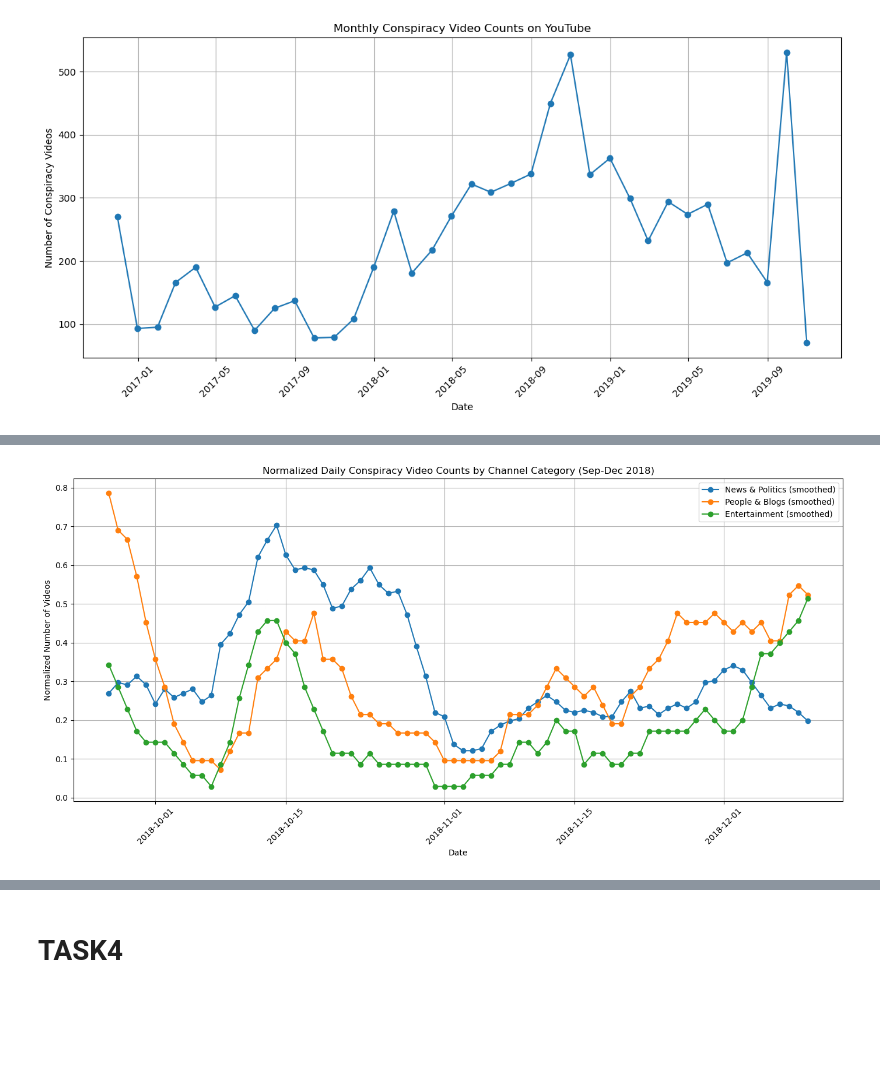
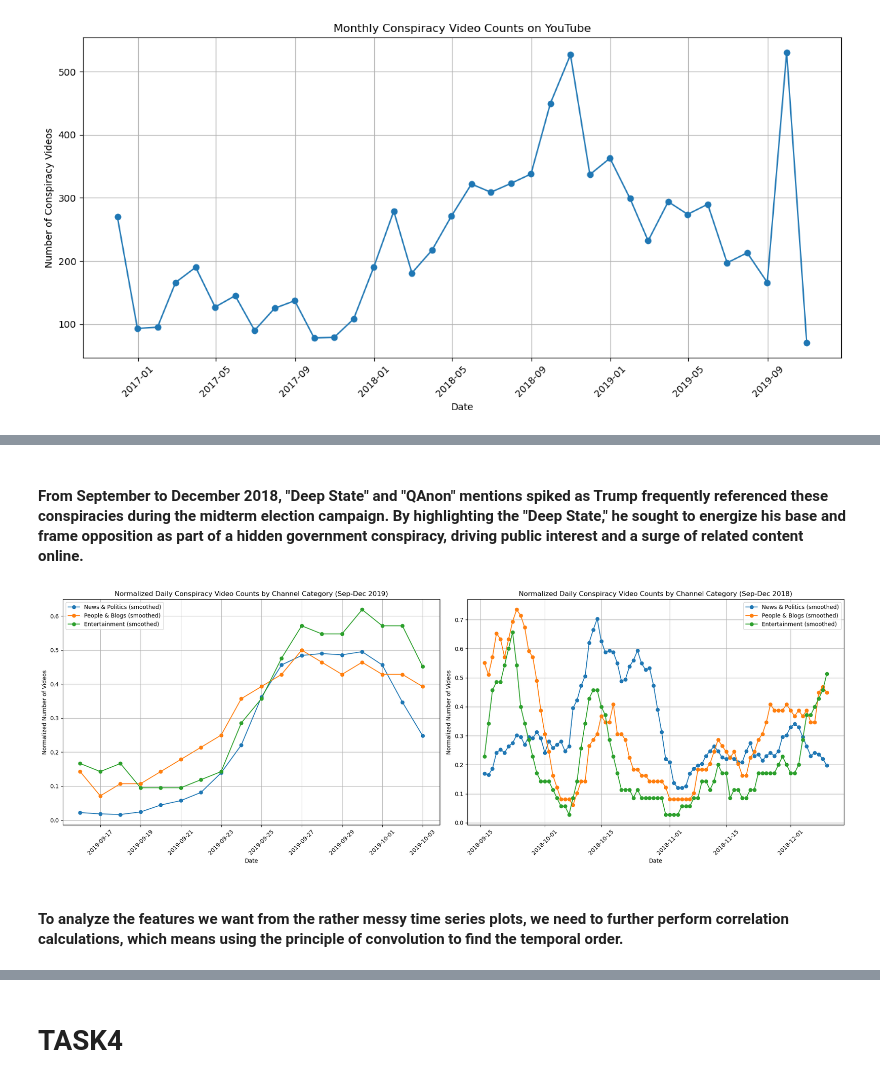
Before and after one commit to epfl-ada/ada-2024-project-kungfucooking, a Jupyter notebook: milestone2_all.ipynb, the cells around one changed output, grey strips where cells are left out. Drawn from its saved outputs; the diff is of its cells as text; code cells hidden in the pictures; blank space fills up the shorter version.

```diff
--- a/milestone2_all.ipynb
+++ b/milestone2_all.ipynb
@@ -1000,41 +531,66 @@ From September to December 2018, mentions of the "Biden Family Scandal" spiked,
+# %% [markdown]
+#### From September to December 2018, "Deep State" and "QAnon" mentions spiked as Trump frequently referenced these conspiracies during the midterm election campaign. By highlighting the "Deep State," he sought to energize his base and frame opposition as part of a hidden government conspiracy, driving public interest and a surge of related content online.
 # %%
 import pandas as pd
 import matplotlib.pyplot as plt
 from sklearn.preprocessing import MinMaxScaler
 
-
+# Load data and convert the date column to datetime format
 data = pd.read_csv('conspiracy_videos.csv')
 data['upload_date'] = pd.to_datetime(data['upload_date'])
-filtered_data = data[(data['is_conspiracy'] == 1) &
-                     (data['upload_date'] >= '2018-9-20') &
-                     (data['upload_date'] <= '2018-12-10') &
-                     ((data['category_cc'] == 'News & Politics') |
-                      (data['category_cc'] == 'People & Blogs') |
-                      (data['category_cc'] == 'Entertainment'))]
 
-daily_counts = filtered_data.groupby(['upload_date', 'category_cc']).size().unstack(fill_value=0)
-scaler = MinMaxScaler()
-normalized_counts = pd.DataFrame(scaler.fit_transform(daily_counts),
-                                 index=daily_counts.index,
-                                 columns=daily_counts.columns)
+# Define study periods
+study_periods = {
+    'Sep-Dec 2019': ('2019-09-10', '2019-12-10'),
+    'Sep-Dec 2018': ('2018-09-10', '2018-12-10')
+}
 
-window = 7
-smoothed_counts = normalized_counts.rolling(window=window).mean()
+# Create subplots
+fig, axes = plt.subplots(nrows=1, ncols=2, figsize=(20, 7))
 
-plt.figure(figsize=(14, 7))
-for category in ['News & Politics', 'People & Blogs', 'Entertainment']:
-    plt.plot(smoothed_counts.index, smoothed_counts[category], marker='o', label=f'{category} (smoothed)')
+# Channel categories
+categories = ['News & Politics', 'People & Blogs', 'Entertainment']
 
-plt.title('Normalized Daily Conspiracy Video Counts by Channel Category (Sep-Dec 2018)')
-plt.xlabel('Date')
-plt.ylabel('Normalized Number of Videos')
-plt.legend()
-plt.grid(True)
-plt.xticks(rotation=45)
+# Iterate over each study period
+for ax, (period, (start_date, end_date)) in zip(axes, study_periods.items()):
+    # Filter data
+    filtered_data = data[(data['is_conspiracy'] == 1) &
+                         (data['upload_date'] >= start_date) &
+                         (data['upload_date'] <= end_date) &
+                         (data['category_cc'].isin(categories))]
+
+    # Count data by date and category
+    daily_counts = filtered_data.groupby(['upload_date', 'category_cc']).size().unstack(fill_value=0)
+
+    # Normalize data
+    scaler = MinMaxScaler()
+    normalized_counts = pd.DataFrame(scaler.fit_transform(daily_counts),
+                                     index=daily_counts.index,
+                                     columns=daily_counts.columns)
+
+    # Smooth data
+    window = 7
+    smoothed_counts = normalized_counts.rolling(window=window).mean()
+
+    # Plot each category's curve
+    for category in categories:
+        ax.plot(smoothed_counts.index, smoothed_counts[category], marker='o', label=f'{category} (smoothed)')
+
+    # Set title and labels
+    ax.set_title(f'Normalized Daily Conspiracy Video Counts by Channel Category ({period})')
+    ax.set_xlabel('Date')
+    ax.set_ylabel('Normalized Number of Videos')
+    ax.legend()
+    ax.grid(True)
+    ax.tick_params(axis='x', rotation=45)
+
+# Adjust layout
 plt.tight_layout()
 plt.show()
 # %% [output]
-[figure, old version]
+[figure, new version]
+# %% [markdown]
+#### To analyze the features we want from the rather messy time series plots, we need to further perform correlation calculations, which means using the principle of convolution to find the temporal order.
 # %%
 import pandas as pd
 import numpy as np
```
Also changed, not shown: parts of 59 cells of this notebook, 1 other file.
